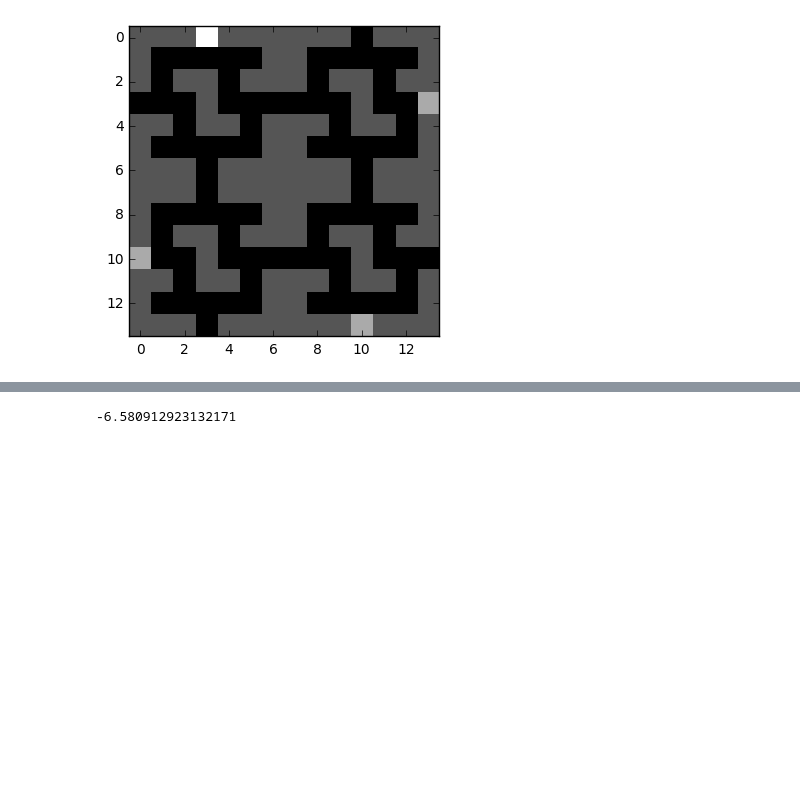
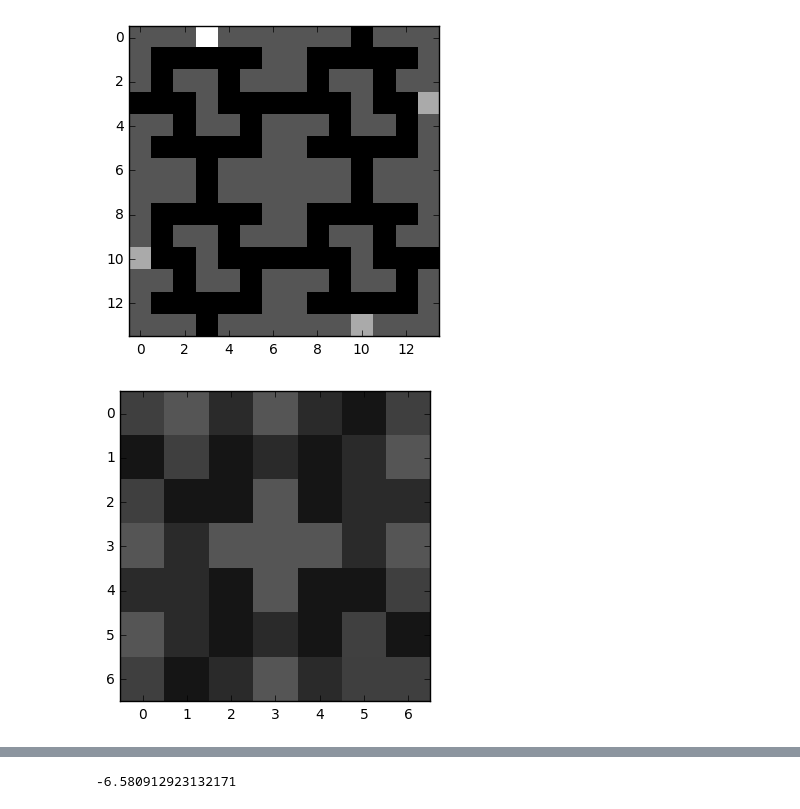
Before and after one commit to tabzraz/RL, a Jupyter notebook: Untitled.ipynb, the cells around one changed output, grey strips where cells are left out. Saved outputs shown, nothing was run; the diff lists cells and outputs as text; code cells hidden in the pictures; blank space fills up the shorter version.

```diff
--- a/Untitled.ipynb
+++ b/Untitled.ipynb
@@ -37,8 +37,8 @@ INFO:tensorflow:Summary name Q Values is illegal; using Q_Values instead.
 from matplotlib import pyplot as plt
 # %%
 def show_array(a):
-    plt.gray()
-    plt.imshow(np.squeeze(a)*255, interpolation="nearest")
+#     plt.gray()
+    plt.imshow(np.squeeze(a)*255, interpolation="nearest", cmap="gray", vmin=0.0, vmax=255.0)
     plt.show()
 # %%
 state = env.reset()
@@ -47,0 +50,6 @@ show_array(state)
+# %%
+cts_st = resize(state, (7,7))
+# %%
+show_array(cts_st)
+# %% [output]
+[figure, added]
```
Also changed, not shown: parts of 5 cells of this notebook, 4 other files.
